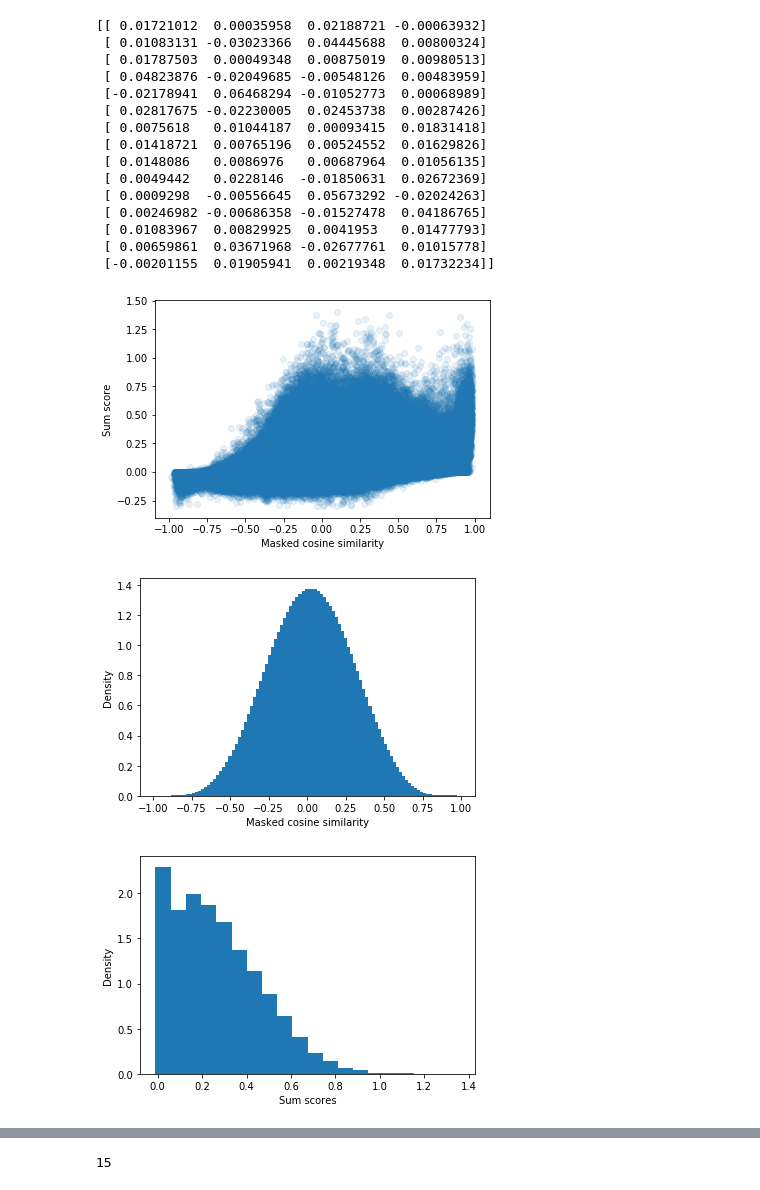
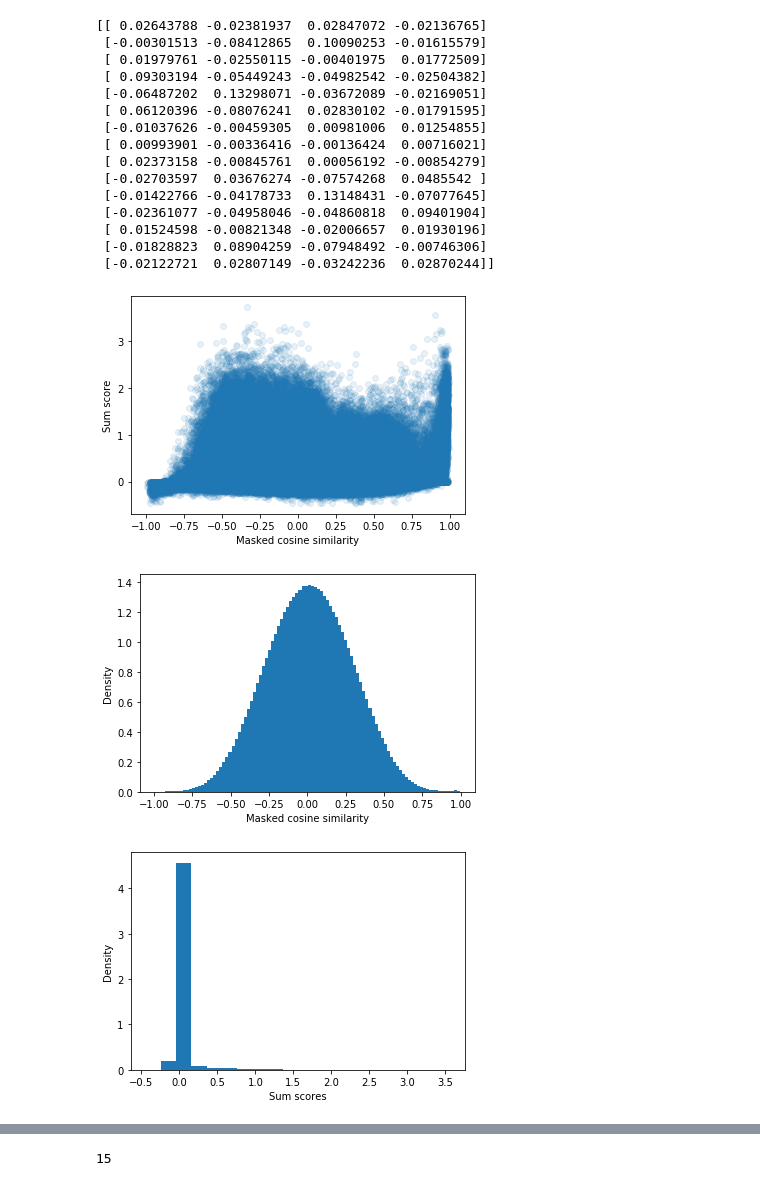
Before and after one commit to kundajelab/pho4, a Jupyter notebook: imp_pair_analysis_GR_profile.ipynb, the cells around one changed output, grey strips where cells are left out. Cells and saved outputs as stored; diff of their text form; code cells hidden in the pictures.

```diff
--- a/imp_pair_analysis_GR_profile.ipynb
+++ b/imp_pair_analysis_GR_profile.ipynb
@@ -38,9 +38,9 @@ WARNING:tensorflow:From /users/amr1/miniconda3/envs/basepair/lib/python3.6/site-
 
 TF-MoDISco is using the TensorFlow backend.
 # %%
-all_post_counts_hypimps = np.load("/users/amr1/pho4/data/imp-scores/gr_big/post_profile_hypimps.npy")
-all_post_counts_actualimps = np.load("/users/amr1/pho4/data/imp-scores/gr_big/post_profile_actualimps.npy")
-all_seqs = np.load("/users/amr1/pho4/data/imp-scores/gr_big/seqs.npy")
+all_post_counts_hypimps = np.load("/users/amr1/pho4/data/imp-scores/lncap_gr/post_profile_hypimps.npy")
+all_post_counts_actualimps = np.load("/users/amr1/pho4/data/imp-scores/lncap_gr/post_profile_actualimps.npy")
+all_seqs = np.load("/users/amr1/pho4/data/imp-scores/lncap_gr/seqs.npy")
 # %%
 track_set = modisco.tfmodisco_workflow.workflow.prep_track_set(
                 task_names=["task0"],
@@ -48,7 +48,7 @@ track_set = modisco.tfmodisco_workflow.workflow.prep_track_set(
                 hypothetical_contribs={"task0": all_post_counts_hypimps},
                 one_hot=all_seqs)
 
-grp = h5py.File("data/modisco/gr_big/task0_profile_results.hdf5","r")
+grp = h5py.File("data/modisco/lncap_gr/task0_profile_results.hdf5","r")
 loaded_tfmodisco_results =\
     workflow.TfModiscoResults.from_hdf5(grp, track_set=track_set)
 grp.close()
@@ -56,7 +56,7 @@ grp.close()
 background = np.array([0.27, 0.23, 0.23, 0.27])
 untrimmed_pattern = (
     loaded_tfmodisco_results
-    .metacluster_idx_to_submetacluster_results["metacluster_0"]
+    .metacluster_idx_to_submetacluster_results["metacluster_1"]
     .seqlets_to_patterns_result.patterns[1])
 print("Untrimmed - sequence (scaled by information content)")
 viz_sequence.plot_weights(viz_sequence.ic_scale(untrimmed_pattern["sequence"].fwd, background=background))
@@ -75,21 +75,21 @@ IC-trimmed - sequence (scaled by information content)
 # %%
 print(trimmed["task0_hypothetical_contribs"].fwd)
 # %% [output]
-[[ 0.01721012  0.00035958  0.02188721 -0.00063932]
- [ 0.01083131 -0.03023366  0.04445688  0.00800324]
- [ 0.01787503  0.00049348  0.00875019  0.00980513]
- [ 0.04823876 -0.02049685 -0.00548126  0.00483959]
- [-0.02178941  0.06468294 -0.01052773  0.00068989]
- [ 0.02817675 -0.02230005  0.02453738  0.00287426]
- [ 0.0075618   0.01044187  0.00093415  0.01831418]
- [ 0.01418721  0.00765196  0.00524552  0.01629826]
- [ 0.0148086   0.0086976   0.00687964  0.01056135]
- [ 0.0049442   0.0228146  -0.01850631  0.02672369]
- [ 0.0009298  -0.00556645  0.05673292 -0.02024263]
- [ 0.00246982 -0.00686358 -0.01527478  0.04186765]
- [ 0.01083967  0.00829925  0.0041953   0.01477793]
- [ 0.00659861  0.03671968 -0.02677761  0.01015778]
- [-0.00201155  0.01905941  0.00219348  0.01732234]]
+[[ 0.02643788 -0.02381937  0.02847072 -0.02136765]
+ [-0.00301513 -0.08412865  0.10090253 -0.01615579]
+ [ 0.01979761 -0.02550115 -0.00401975  0.01772509]
+ [ 0.09303194 -0.05449243 -0.04982542 -0.02504382]
+ [-0.06487202  0.13298071 -0.03672089 -0.02169051]
+ [ 0.06120396 -0.08076241  0.02830102 -0.01791595]
+ [-0.01037626 -0.00459305  0.00981006  0.01254855]
+ [ 0.00993901 -0.00336416 -0.00136424  0.00716021]
+ [ 0.02373158 -0.00845761  0.00056192 -0.00854279]
+ [-0.02703597  0.03676274 -0.07574268  0.0485542 ]
+ [-0.01422766 -0.04178733  0.13148431 -0.07077645]
+ [-0.02361077 -0.04958046 -0.04860818  0.09401904]
+ [ 0.01524598 -0.00821348 -0.02006657  0.01930196]
+ [-0.01828823  0.08904259 -0.07948492 -0.00746306]
+ [-0.02122721  0.02807149 -0.03242236  0.02870244]]
 # %%
 imp_scores = all_post_counts_actualimps
 onehot_seq = np.array(all_seqs)
@@ -116,21 +116,21 @@ plt.xlabel("Masked cosine similarity")
 plt.ylabel("Sum score")
 plt.show()
 # %% [output]
-[figure, old version]
+[figure, new version]
 # %%
 plt.hist(masked_cosine_sim.ravel(), bins=100, density=True)
 plt.xlabel("Masked cosine similarity")
 plt.ylabel("Density")
 plt.show()
 # %% [output]
-[figure, old version]
+[figure, new version]
 # %%
-masked_cosine_sim_thresh = 0.85
+masked_cosine_sim_thresh = 0.5
 plt.hist(sum_scores.ravel()[masked_cosine_sim.ravel() > masked_cosine_sim_thresh],
          bins=20, density=True)
 plt.xlabel("Sum scores")
 plt.ylabel("Density")
 plt.show()
 # %% [output]
-[figure, old version]
+[figure, new version]
 # %%
```
Also changed, not shown: parts of 13 cells of this notebook, 7 other files.
